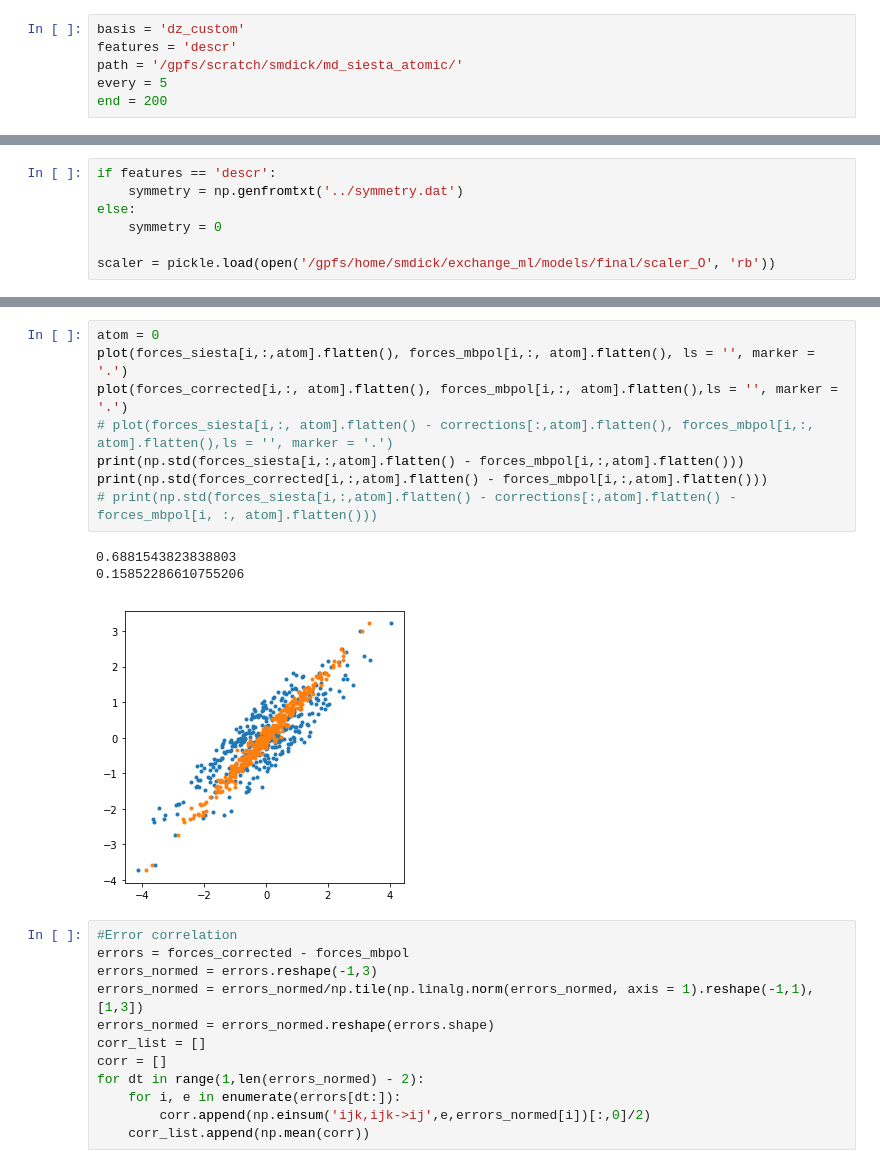
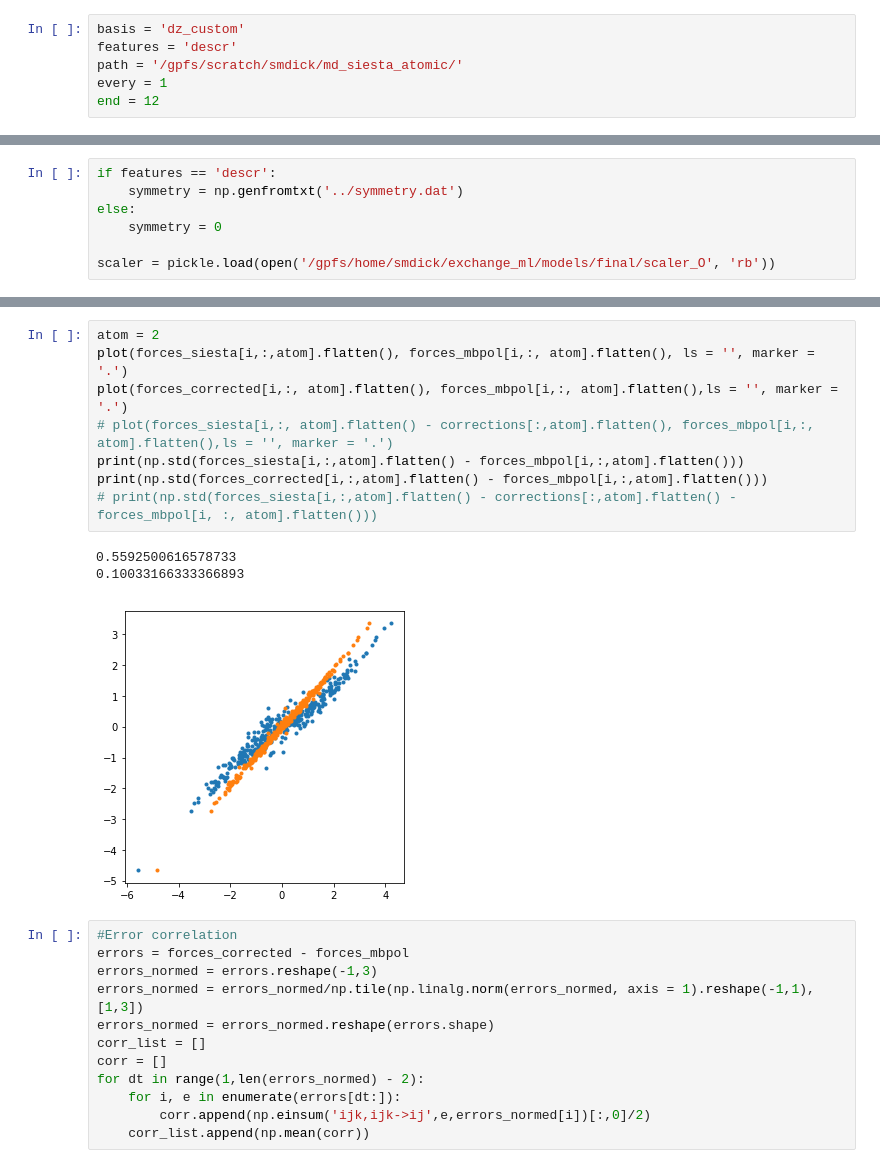
Before and after one commit to semodi/mlcf, a Jupyter notebook: analysis/test_along_traj.ipynb, the cells around one changed output, grey strips where cells are left out. Drawn from its saved outputs; the diff is of its cells as text.

```diff
--- a/analysis/test_along_traj.ipynb
+++ b/analysis/test_along_traj.ipynb
@@ -20,8 +19,8 @@ Populating the interactive namespace from numpy and matplotlib
 basis = 'dz_custom'
 features = 'descr'
 path = '/gpfs/scratch/smdick/md_siesta_atomic/'
-every = 5
-end = 200
+every = 1
+end = 12
 # %%
 #Load relevant models
 
@@ -219,15 +218,15 @@ print(np.std(forces_corrected[i].flatten() - forces_mbpol[i].flatten()))
 # %%
-atom = 0
+atom = 2
 plot(forces_siesta[i,:,atom].flatten(), forces_mbpol[i,:, atom].flatten(), ls = '', marker = '.')
 plot(forces_corrected[i,:, atom].flatten(), forces_mbpol[i,:, atom].flatten(),ls = '', marker = '.')
 # plot(forces_siesta[i,:, atom].flatten() - corrections[:,atom].flatten(), forces_mbpol[i,:, atom].flatten(),ls = '', marker = '.')
 print(np.std(forces_siesta[i,:,atom].flatten() - forces_mbpol[i,:,atom].flatten()))
 print(np.std(forces_corrected[i,:,atom].flatten() - forces_mbpol[i,:,atom].flatten()))
 # print(np.std(forces_siesta[i,:,atom].flatten() - corrections[:,atom].flatten() - forces_mbpol[i, :, atom].flatten()))
 # %% [output]
-0.6881543823838803
-0.15852286610755206
+0.5592500616578733
+0.10033166333366893
-[figure, old version]
+[figure, new version]
 # %%
 #Error correlation
 errors = forces_corrected - forces_mbpol
```
Also changed, not shown: parts of 10 cells of this notebook, 4 other files.
